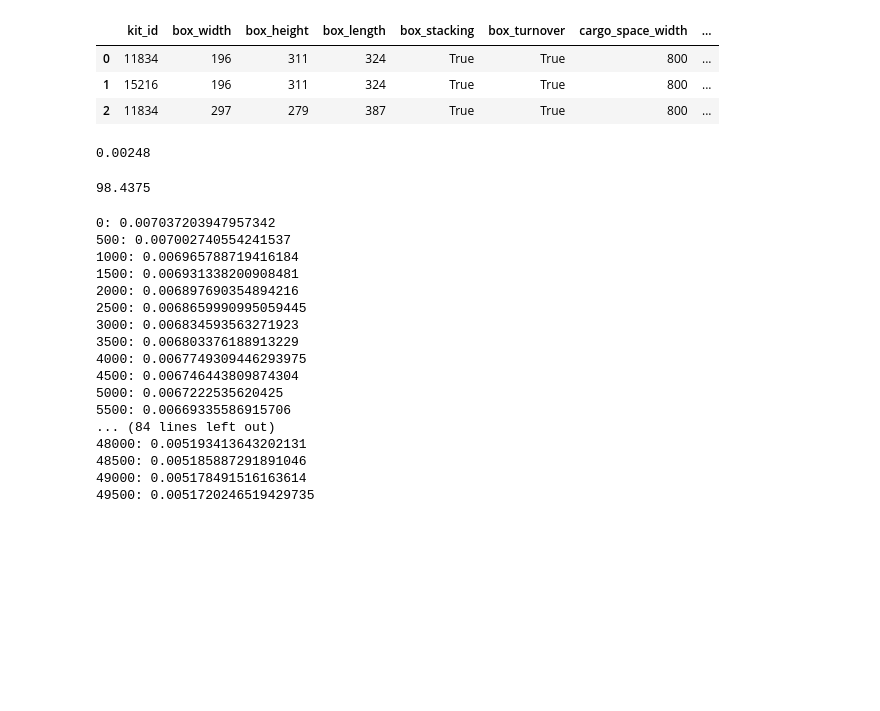
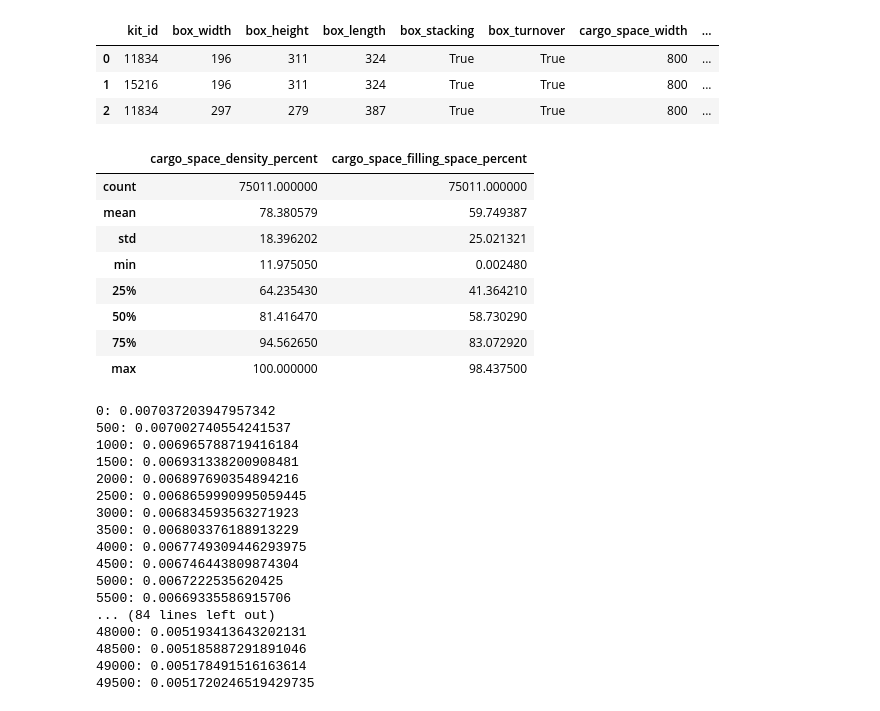
Before and after one commit to esvesv/gaprix, a Jupyter notebook: Untitled.ipynb, the cells around one changed output. Saved outputs shown, nothing was run; the diff lists cells and outputs as text; code cells hidden in the pictures; blank space fills up the shorter version.

```diff
--- a/Untitled.ipynb
+++ b/Untitled.ipynb
@@ -165,14 +165,18 @@ df.head(3)
 | 0 | 11834 | 196 | 311 | 324 | True | True | 800 | ... |
 | 1 | 15216 | 196 | 311 | 324 | True | True | 800 | ... |
 | 2 | 11834 | 297 | 279 | 387 | True | True | 800 | ... |
-# %%
-df.cargo_space_filling_space_percent.min()
-# %% [output]
-0.00248
-# %%
-df.cargo_space_filling_space_percent.max()
-# %% [output]
-98.4375
+# %%
+df[['cargo_space_density_percent', 'cargo_space_filling_space_percent']].describe()
+# %% [output]
+|  | cargo_space_density_percent | cargo_space_filling_space_percent |
+| count | 75011.000000 | 75011.000000 |
+| mean | 78.380579 | 59.749387 |
+| std | 18.396202 | 25.021321 |
+| min | 11.975050 | 0.002480 |
+| 25% | 64.235430 | 41.364210 |
+| 50% | 81.416470 | 58.730290 |
+| 75% | 94.562650 | 83.072920 |
+| max | 100.000000 | 98.437500 |
 # %%
 dataset = {}
 kits = df.kit_id.unique()
```
Also changed, not shown: 1 other file.
